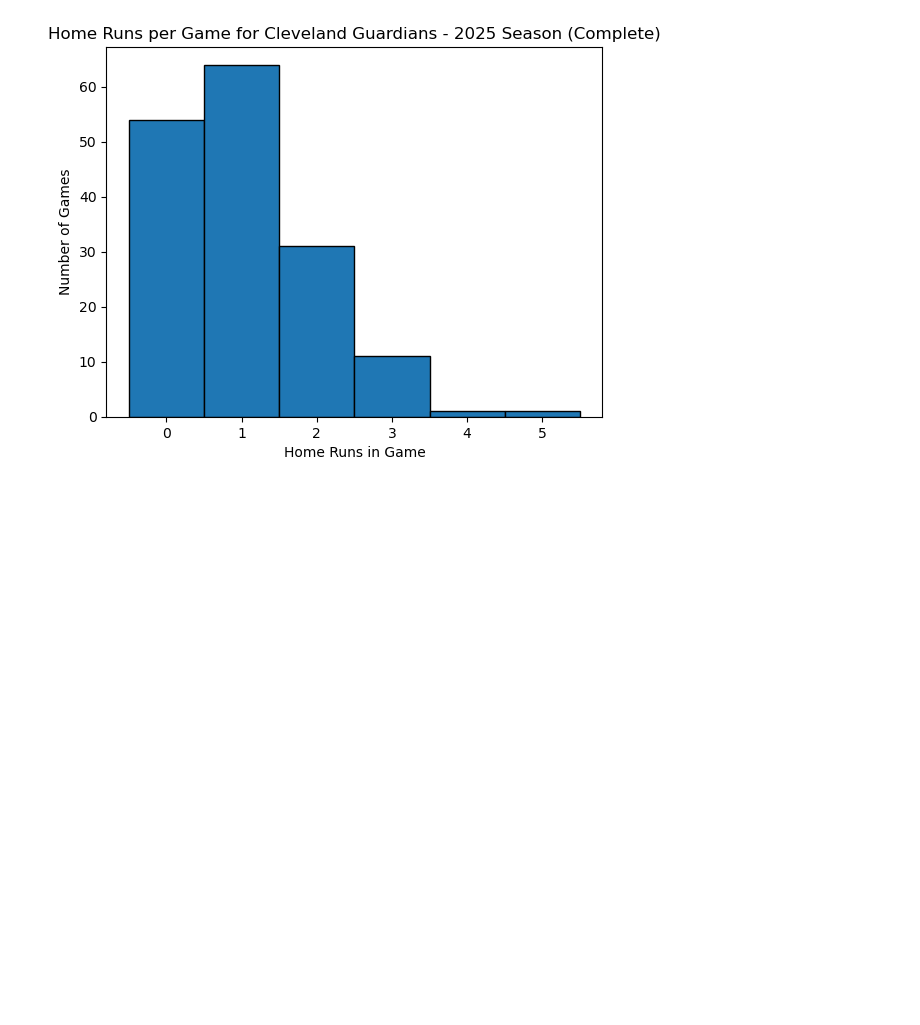
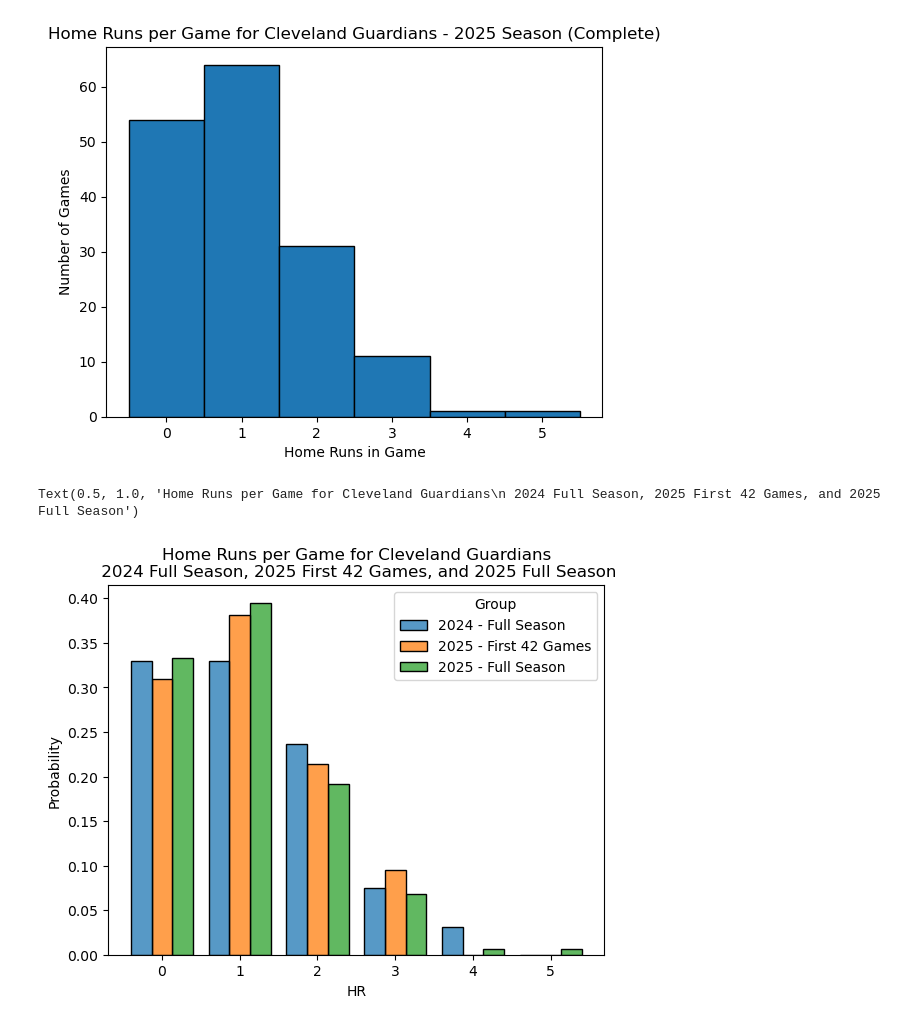
Before and after one commit to mrbond-25/BaseballHRs-Postseason-Eval, a Jupyter notebook: main.ipynb, the cells around one changed output. Cells and saved outputs as stored; diff of their text form; code cells hidden in the pictures; blank space fills up the shorter version.

Commit message:
Added plots, pymc simulation

```diff
--- a/main.ipynb
+++ b/main.ipynb
@@ -26,3 +31,21 @@ Text(0, 0.5, 'Number of Games')
 # %%
 Guards_First42 = Guards_2025[Guards_2025["Game_Num"]<=42]
 Guards_First42.loc[:,"Group"] = "2025 - First 42 Games"
+# %%
+df = pd.read_csv('gl2024.txt', header = None)
+home_teams = df.iloc[:,[0,6,8,53]]
+away_teams = df.iloc[:,[0,3,5,25]]
+home_teams = home_teams.rename({0:'Date',6:'Team',8:'Game_Num',53:'HR'},axis = 1)
+away_teams = away_teams.rename({0:'Date',3:'Team',5:'Game_Num',25:'HR'},axis = 1)
+games = pd.concat([home_teams,away_teams],ignore_index=True)
+Guards_2024 = games[games["Team"]=="CLE"]
+Guards_2024 = Guards_2024.sort_values(by = 'Game_Num')
+Guards_2024["HR"].describe()
+Guards_2024.loc[:,"Group"] = "2024 - Full Season"
+# %%
+df = pd.concat([Guards_2024,Guards_First42,Guards_2025],ignore_index=True)
+sns.histplot(data = df, x = "HR", stat = "probability",hue = "Group", common_norm = False, multiple = "dodge", shrink = 0.8, bins = np.arange(-0.5, df["HR"].max() + 1.5), edgecolor = 'black')
+plt.title("Home Runs per Game for Cleveland Guardians\n 2024 Full Season, 2025 First 42 Games, and 2025 Full Season")
+# %% [output]
+Text(0.5, 1.0, 'Home Runs per Game for Cleveland Guardians\n 2024 Full Season, 2025 First 42 Games, and 2025 Full Season')
+[figure, added]
```
Also changed, not shown: parts of 6 cells of this notebook, 1 other file.
